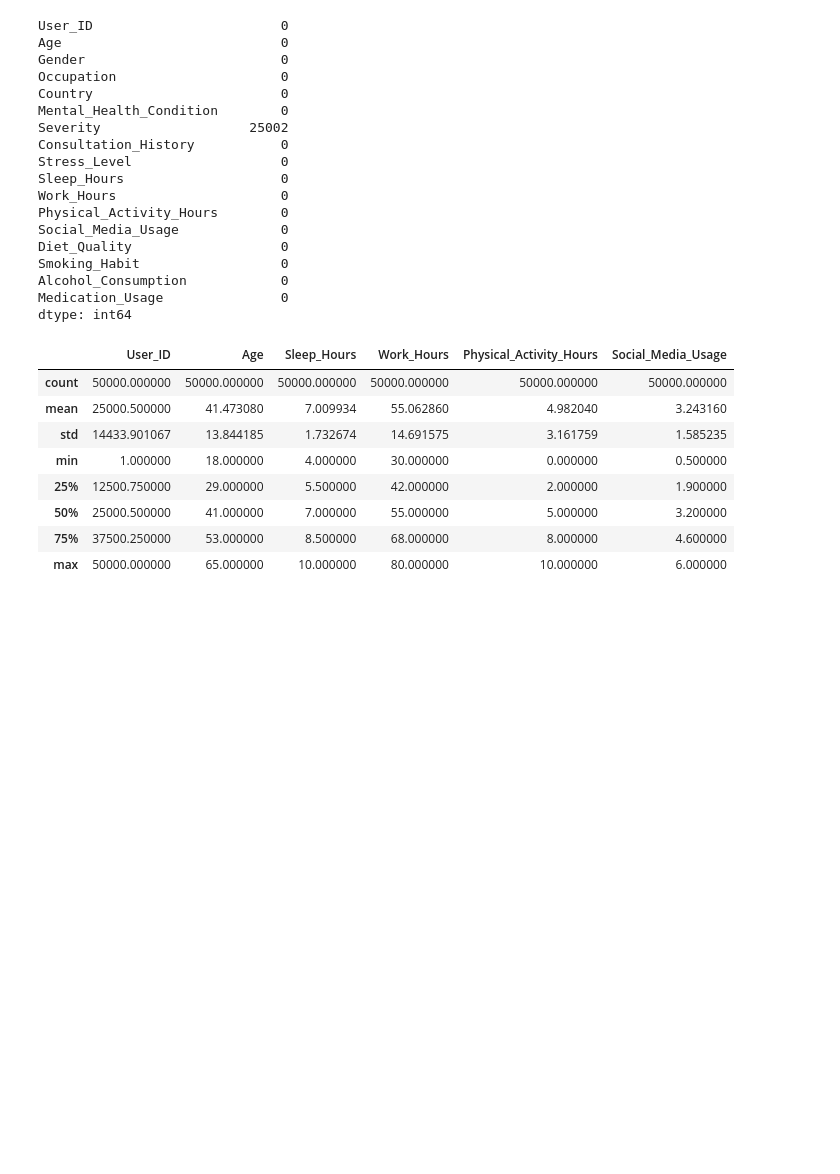
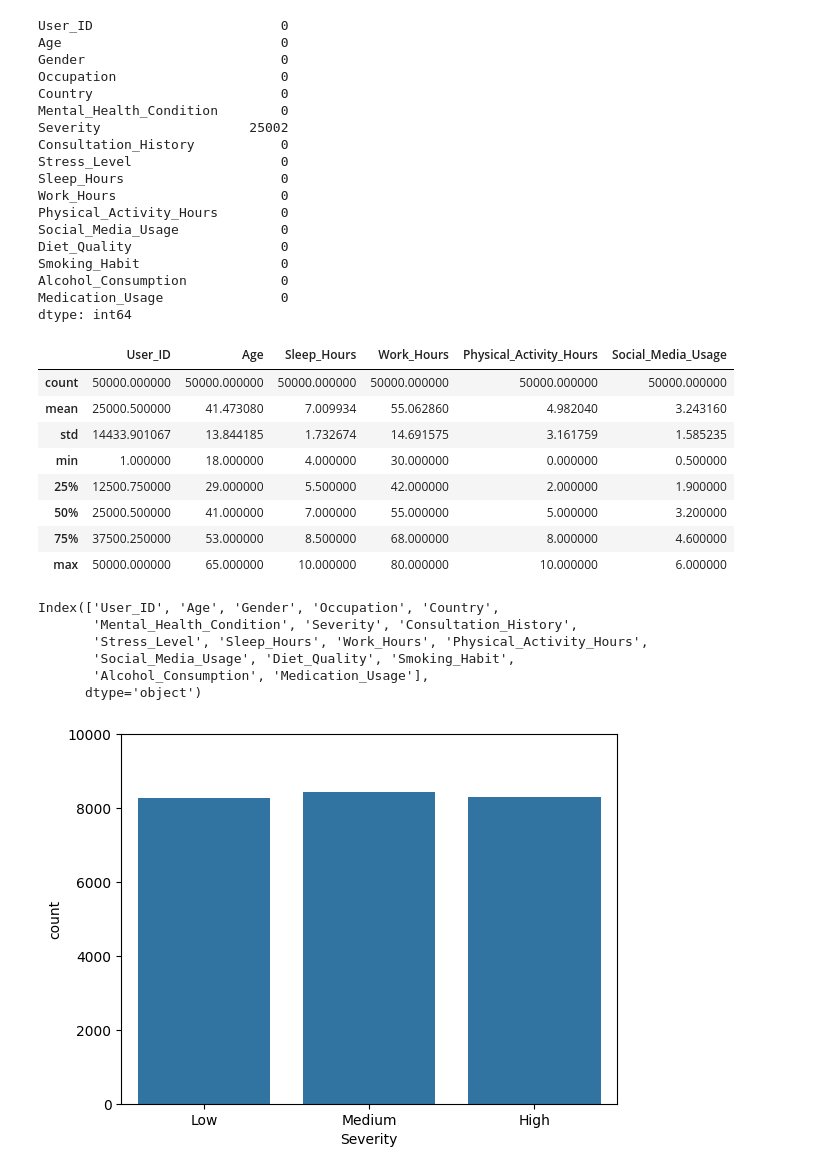
Before and after one commit to KAshyapk07/Student-Mental-Health, a Jupyter notebook: Notebooks/1_eda.ipynb, the cells around one changed output. Drawn from its saved outputs; the diff is of its cells as text; code cells hidden in the pictures; blank space fills up the shorter version.

```diff
--- a/Notebooks/1_eda.ipynb
+++ b/Notebooks/1_eda.ipynb
@@ -69,3 +70,18 @@ data.describe()
 | 50% | 25000.500000 | 41.000000 | 7.000000 | 55.000000 | 5.000000 | 3.200000 |
 | 75% | 37500.250000 | 53.000000 | 8.500000 | 68.000000 | 8.000000 | 4.600000 |
 | max | 50000.000000 | 65.000000 | 10.000000 | 80.000000 | 10.000000 | 6.000000 |
+# %%
+data.columns
+# %% [output]
+Index(['User_ID', 'Age', 'Gender', 'Occupation', 'Country',
+       'Mental_Health_Condition', 'Severity', 'Consultation_History',
+       'Stress_Level', 'Sleep_Hours', 'Work_Hours', 'Physical_Activity_Hours',
+       'Social_Media_Usage', 'Diet_Quality', 'Smoking_Habit',
+       'Alcohol_Consumption', 'Medication_Usage'],
+      dtype='object')
+# %%
+sns.countplot(x='Severity', data=data)
+plt.ylim(0,10000)
+plt.show()
+# %% [output]
+[figure, added]
```
Also changed, not shown: parts of 2 cells of this notebook.
